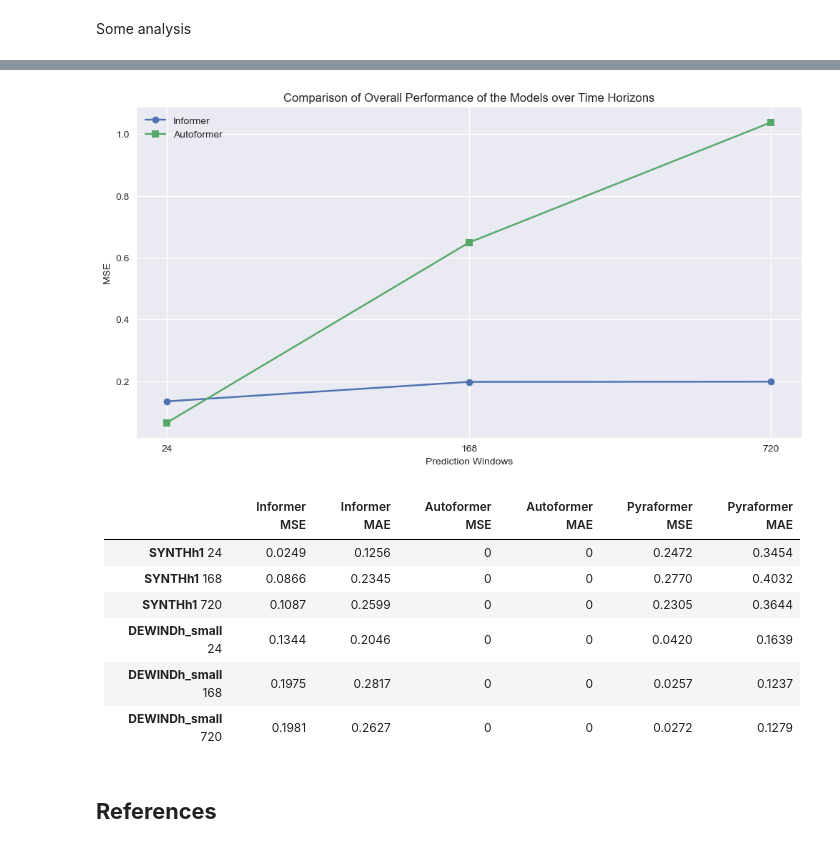
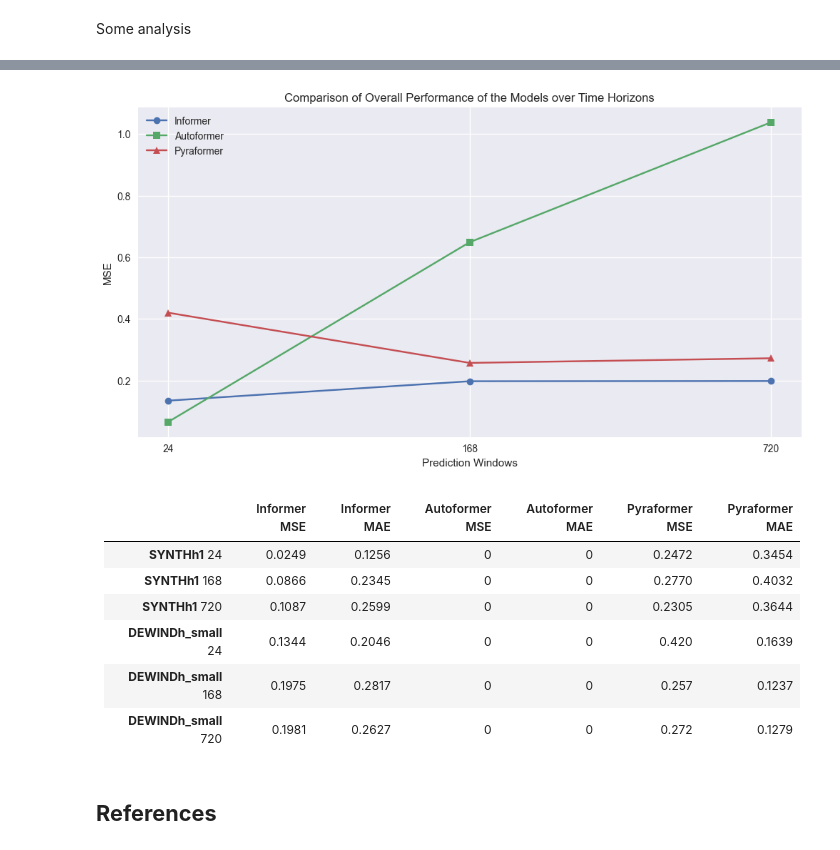
Before and after one commit to anasashb/TransformersEnergyTS, a Jupyter notebook: prototype.ipynb, the cells around one changed output, grey strips where cells are left out. Cells and saved outputs as stored; diff of their text form; code cells hidden in the pictures.

```diff
--- a/prototype.ipynb
+++ b/prototype.ipynb
@@ -460,29 +460,29 @@ plt.close()
 # %%
 errors_wind_informer = [informer_windmetrics_24[1], informer_windmetrics_168[1], informer_windmetrics_720[1]]
 errors_wind_autoformer = [autoformer_windmetrics_24[1], autoformer_windmetrics_168[1], autoformer_windmetrics_720[1]]
-#errors_synthetic_pyraformer = []
+errors_synthetic_pyraformer = [0.420,0.257,0.272]
 # %%
 plt.figure(figsize=(12, 6))
 plt.plot(windows, errors_wind_informer, marker='o', label='Informer')
 plt.plot(windows, errors_synthetic_autoformer, marker='s', label='Autoformer')
-#plt.plot(windows, errors_synthetic_autoformer, marker='^', label='Pyraformer')
+plt.plot(windows, errors_synthetic_pyraformer, marker='^', label='Pyraformer')
 plt.xlabel('Prediction Windows')
 plt.ylabel('MSE')
 plt.title('Comparison of Overall Performance of the Models over Time Horizons')
 plt.legend()
 plt.show()
 plt.close()
 # %% [output]
-[figure, old version]
+[figure, new version]
 # %% [markdown]
 |  | Informer MSE | Informer MAE | Autoformer MSE | Autoformer MAE | Pyraformer MSE | Pyraformer MAE |
 |---------|-------------|-------------|-------------|-------------|-------------|-------------|
 | **SYNTHh1** 24 | 0.0249| 0.1256 | 0 | 0 | 0.2472 | 0.3454 |
 | **SYNTHh1** 168 | 0.0866 | 0.2345 | 0 | 0 | 0.2770 | 0.4032 |
 | **SYNTHh1** 720 | 0.1087 | 0.2599 | 0 | 0 | 0.2305 | 0.3644 |
-| **DEWINDh_small** 24 | 0.1344 | 0.2046 | 0 | 0 | 0.0420 | 0.1639 |
-| **DEWINDh_small** 168 | 0.1975 | 0.2817 | 0 | 0 | 0.0257 | 0.1237 |
-| **DEWINDh_small** 720 | 0.1981 | 0.2627 | 0 | 0 |0.0272 | 0.1279|
+| **DEWINDh_small** 24 | 0.1344 | 0.2046 | 0 | 0 | 0.420 | 0.1639 |
+| **DEWINDh_small** 168 | 0.1975 | 0.2817 | 0 | 0 | 0.257 | 0.1237 |
+| **DEWINDh_small** 720 | 0.1981 | 0.2627 | 0 | 0 |0.272 | 0.1279|
 # %% [markdown]
 ## **References**
 # %% [markdown]
```
Also changed, not shown: parts of 2 cells of this notebook.
